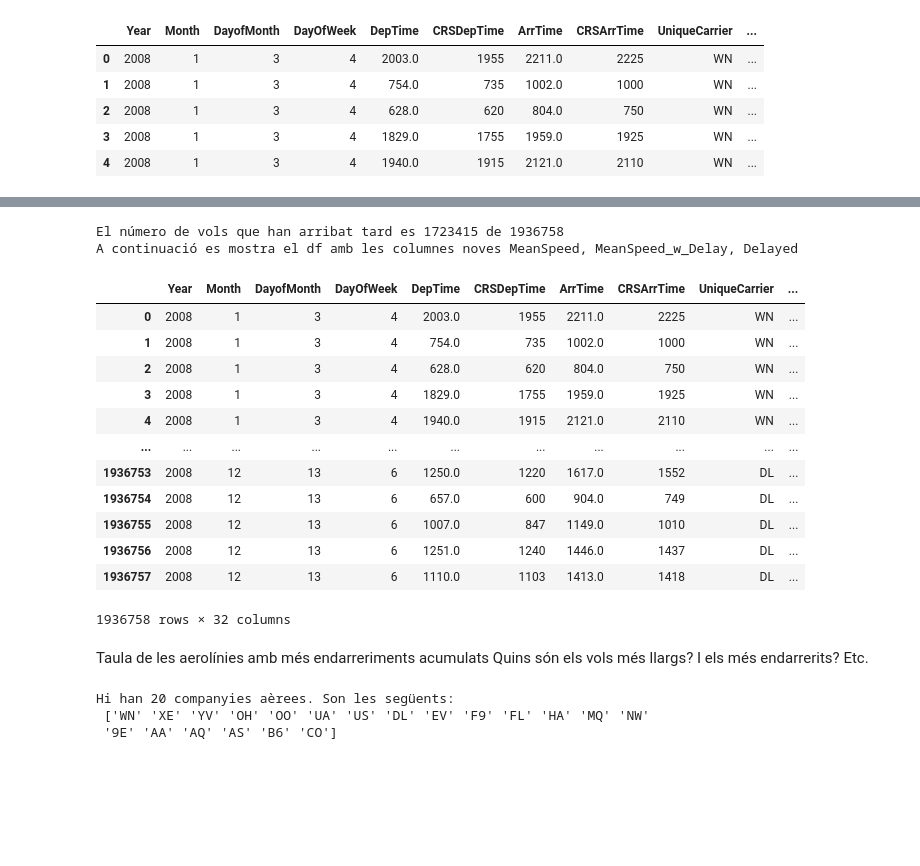
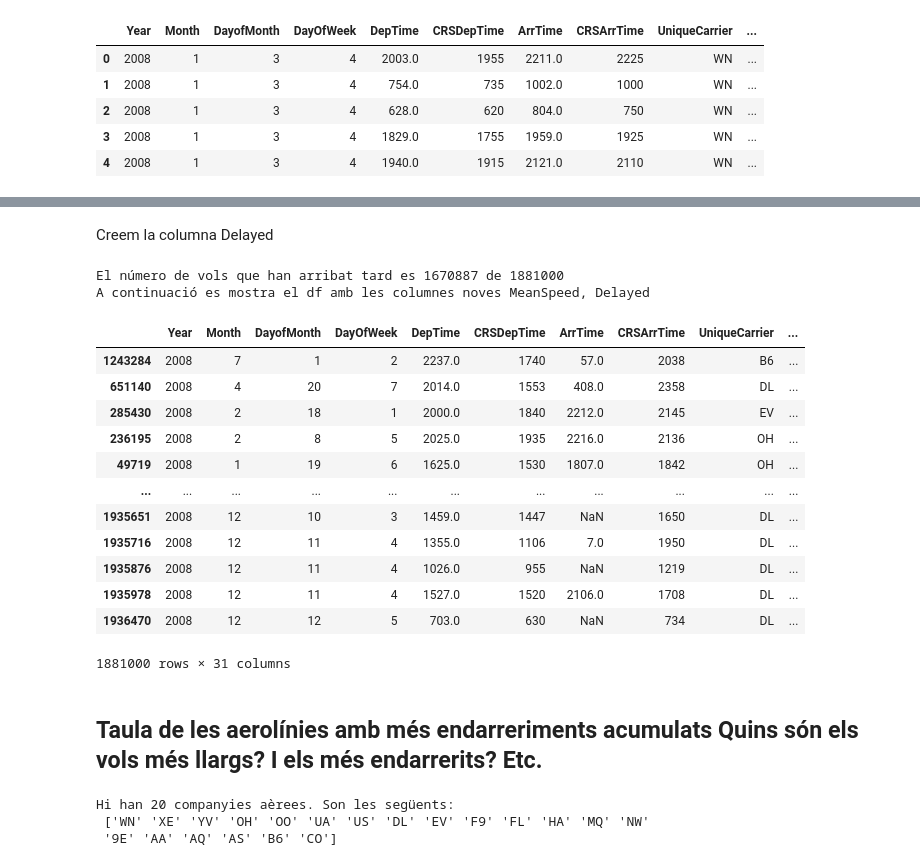
Before and after one commit to Javier-Alfonso-DS/S03_T05_Exploracio_de_les_dades, a Jupyter notebook: S03_T05_Exploracio_de_les_dades.ipynb, the cells around one changed output, grey strips where cells are left out. Cells and saved outputs as stored; diff of their text form; code cells hidden in the pictures; blank space fills up the shorter version.

```diff
--- a/S03_T05_Exploracio_de_les_dades.ipynb
+++ b/S03_T05_Exploracio_de_les_dades.ipynb
@@ -75,5 +80,9 @@ import matplotlib.pyplot as plt
 plt.style.use('ggplot')  # Make the graphs a bit prettier
 plt.rcParams['figure.figsize'] = (15, 5)
 
+#Fuerza la salida de float como 1 sólo decimal
+pd.set_option('display.float_format', lambda x: '%.1f' % x)
+
+#Lectura de datos csv
 df = pd.read_csv('./DelayedFlights.csv')
 # %% [markdown]
@@ -182,0 +263,3 @@ Crea columnes noves (velocitat mitjana del vol, si ha arribat tard o no...)
+# %%
+workdf.drop(workdf[workdf.AirTime<30].index, inplace=True)
+workdf.loc[workdf.AirTime < 30, 'AirTime'].value_counts()
@@ -183,30 +286,29 @@ Crea columnes noves (velocitat mitjana del vol, si ha arribat tard o no...)
+# %% [markdown]
+Creem la columna Delayed
 # %%
-workdf['MeanSpeed'] = workdf['Distance']/workdf['AirTime']*60 # Velocitat mitjana en mph sense delays
-# Velocitat mitjana en mph amb delay arribada
-# (No posem el delay sortida perque només conta el d'arribada, es pot accelerar)
-workdf['MeanSpeed_w_Delay'] = workdf['Distance']/(workdf['AirTime']+workdf['ArrDelay'])*60
 workdf['Delayed'] = workdf['ArrDelay']> 0
 print("El número de vols que han arribat tard es",workdf['Delayed'].sum(),"de",len(workdf))
-print("A continuació es mostra el df amb les columnes noves MeanSpeed, MeanSpeed_w_Delay, Delayed")
-workdf
+print("A continuació es mostra el df amb les columnes noves MeanSpeed, Delayed")
+
+workdf.sort_values(by='MeanSpeed',ascending=False)
 # %% [output]
-El número de vols que han arribat tard es 1723415 de 1936758
-A continuació es mostra el df amb les columnes noves MeanSpeed, MeanSpeed_w_Delay, Delayed
+El número de vols que han arribat tard es 1670887 de 1881000
+A continuació es mostra el df amb les columnes noves MeanSpeed, Delayed
 |  | Year | Month | DayofMonth | DayOfWeek | DepTime | CRSDepTime | ArrTime | CRSArrTime | UniqueCarrier | ... |
-| 0 | 2008 | 1 | 3 | 4 | 2003.0 | 1955 | 2211.0 | 2225 | WN | ... |
-| 1 | 2008 | 1 | 3 | 4 | 754.0 | 735 | 1002.0 | 1000 | WN | ... |
-| 2 | 2008 | 1 | 3 | 4 | 628.0 | 620 | 804.0 | 750 | WN | ... |
-| 3 | 2008 | 1 | 3 | 4 | 1829.0 | 1755 | 1959.0 | 1925 | WN | ... |
-| 4 | 2008 | 1 | 3 | 4 | 1940.0 | 1915 | 2121.0 | 2110 | WN | ... |
+| 1243284 | 2008 | 7 | 1 | 2 | 2237.0 | 1740 | 57.0 | 2038 | B6 | ... |
+| 651140 | 2008 | 4 | 20 | 7 | 2014.0 | 1553 | 408.0 | 2358 | DL | ... |
+| 285430 | 2008 | 2 | 18 | 1 | 2000.0 | 1840 | 2212.0 | 2145 | EV | ... |
+| 236195 | 2008 | 2 | 8 | 5 | 2025.0 | 1935 | 2216.0 | 2136 | OH | ... |
+| 49719 | 2008 | 1 | 19 | 6 | 1625.0 | 1530 | 1807.0 | 1842 | OH | ... |
 | ... | ... | ... | ... | ... | ... | ... | ... | ... | ... | ... |
-| 1936753 | 2008 | 12 | 13 | 6 | 1250.0 | 1220 | 1617.0 | 1552 | DL | ... |
-| 1936754 | 2008 | 12 | 13 | 6 | 657.0 | 600 | 904.0 | 749 | DL | ... |
-| 1936755 | 2008 | 12 | 13 | 6 | 1007.0 | 847 | 1149.0 | 1010 | DL | ... |
-| 1936756 | 2008 | 12 | 13 | 6 | 1251.0 | 1240 | 1446.0 | 1437 | DL | ... |
-| 1936757 | 2008 | 12 | 13 | 6 | 1110.0 | 1103 | 1413.0 | 1418 | DL | ... |
+| 1935651 | 2008 | 12 | 10 | 3 | 1459.0 | 1447 | NaN | 1650 | DL | ... |
+| 1935716 | 2008 | 12 | 11 | 4 | 1355.0 | 1106 | 7.0 | 1950 | DL | ... |
+| 1935876 | 2008 | 12 | 11 | 4 | 1026.0 | 955 | NaN | 1219 | DL | ... |
+| 1935978 | 2008 | 12 | 11 | 4 | 1527.0 | 1520 | 2106.0 | 1708 | DL | ... |
+| 1936470 | 2008 | 12 | 12 | 5 | 703.0 | 630 | NaN | 734 | DL | ... |
-1936758 rows × 32 columns
+1881000 rows × 31 columns
 # %% [markdown]
-Taula de les aerolínies amb més endarreriments acumulats Quins són els vols més llargs? I els més endarrerits? Etc.
+## Taula de les aerolínies amb més endarreriments acumulats Quins són els vols més llargs? I els més endarrerits? Etc.
 # %%
 #Primer de tot, veiem quins son les aerolinies que estàn a les dades
 Carriers = workdf['UniqueCarrier'].unique()
```
Also changed, not shown: parts of 31 cells of this notebook.
